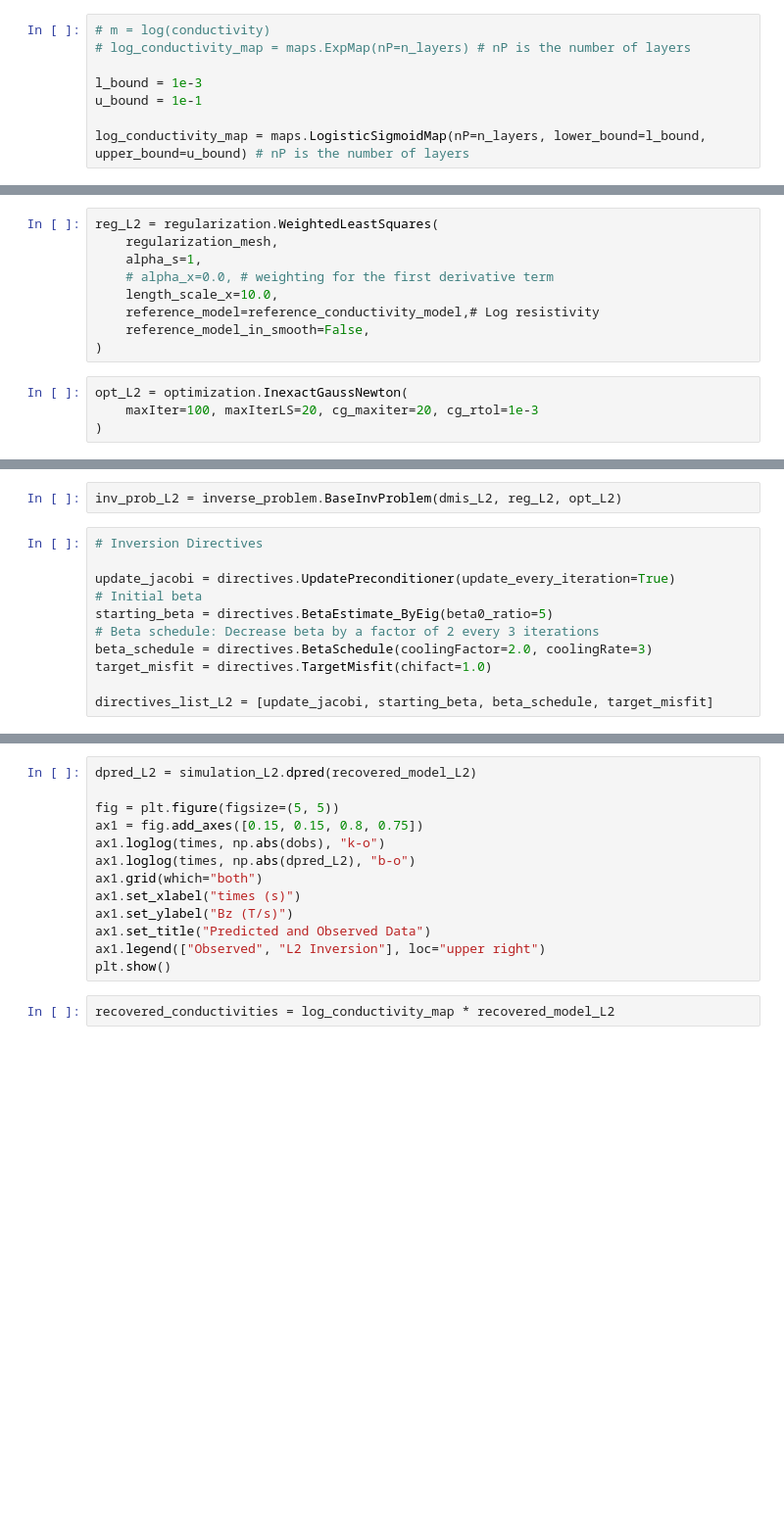
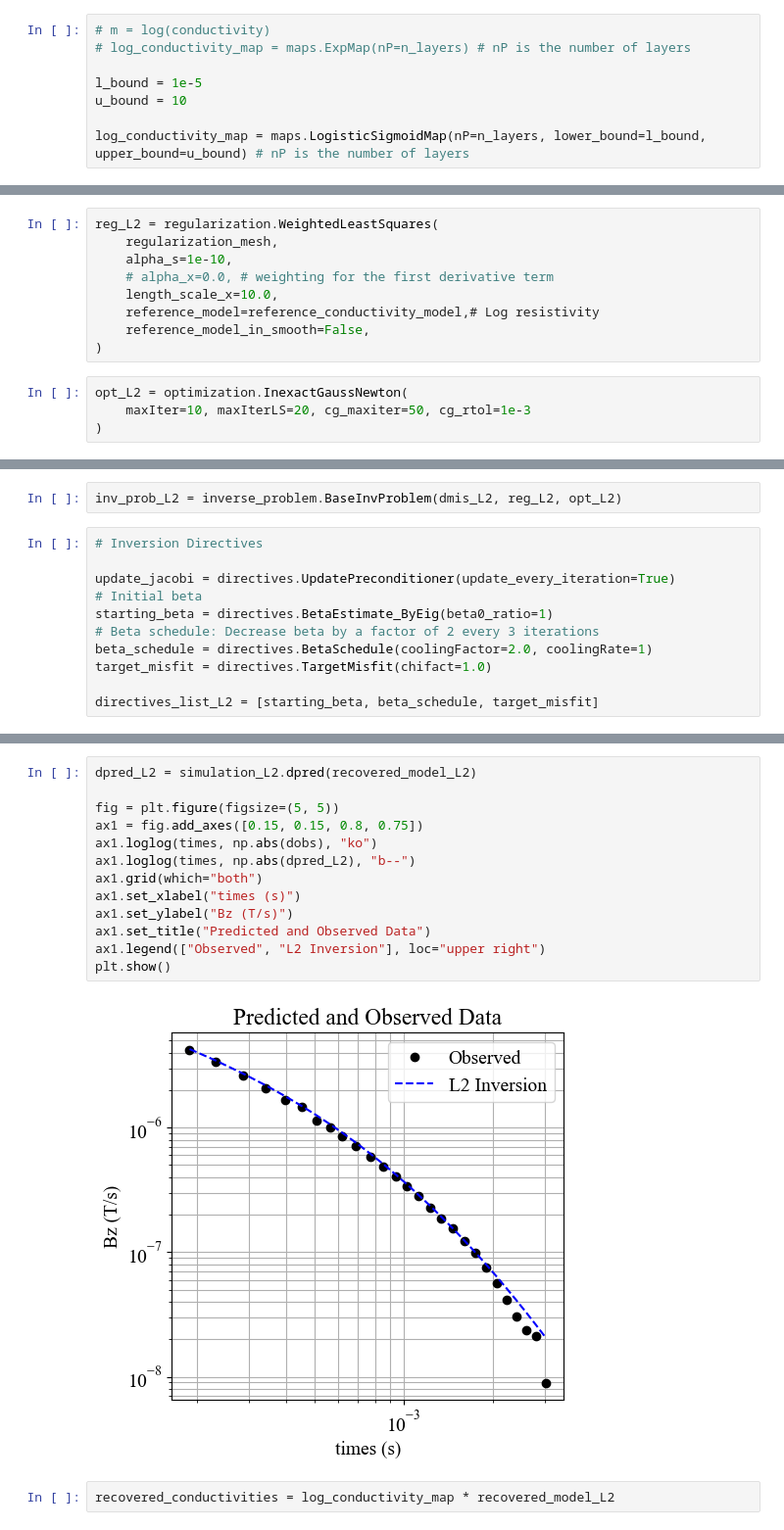
Before and after one commit to emgeolab/alberta_atem, a Jupyter notebook: 03.inversion.ipynb, the cells around one changed output, grey strips where cells are left out. Shown at 98% size. Drawn from its saved outputs; the diff is of its cells as text; blank space fills up the shorter version.

```diff
--- a/03.inversion.ipynb
+++ b/03.inversion.ipynb
@@ -129,8 +157,8 @@ n_layers = len(layer_thicknesses) + 1  # Number of layers
 # m = log(conductivity)
 # log_conductivity_map = maps.ExpMap(nP=n_layers) # nP is the number of layers
 
-l_bound = 1e-3
-u_bound = 1e-1
+l_bound = 1e-5
+u_bound = 10
 
 log_conductivity_map = maps.LogisticSigmoidMap(nP=n_layers, lower_bound=l_bound, upper_bound=u_bound) # nP is the number of layers
 # %%
@@ -170,7 +213,7 @@ print(regularization_mesh)
 # %%
 reg_L2 = regularization.WeightedLeastSquares(
     regularization_mesh,
-    alpha_s=1,
+    alpha_s=1e-10,
     # alpha_x=0.0, # weighting for the first derivative term
     length_scale_x=10.0,
     reference_model=reference_conductivity_model,# Log resistivity
@@ -178,7 +221,7 @@ reg_L2 = regularization.WeightedLeastSquares(
 )
 # %%
 opt_L2 = optimization.InexactGaussNewton(
-    maxIter=100, maxIterLS=20, cg_maxiter=20, cg_rtol=1e-3
+    maxIter=10, maxIterLS=20, cg_maxiter=50, cg_rtol=1e-3
 )
 # %% [markdown]
 $$
@@ -193,12 +236,12 @@ inv_prob_L2 = inverse_problem.BaseInvProblem(dmis_L2, reg_L2, opt_L2)
 
 update_jacobi = directives.UpdatePreconditioner(update_every_iteration=True)
 # Initial beta
-starting_beta = directives.BetaEstimate_ByEig(beta0_ratio=5)
+starting_beta = directives.BetaEstimate_ByEig(beta0_ratio=1)
 # Beta schedule: Decrease beta by a factor of 2 every 3 iterations
-beta_schedule = directives.BetaSchedule(coolingFactor=2.0, coolingRate=3)
+beta_schedule = directives.BetaSchedule(coolingFactor=2.0, coolingRate=1)
 target_misfit = directives.TargetMisfit(chifact=1.0)
 
-directives_list_L2 = [update_jacobi, starting_beta, beta_schedule, target_misfit]
+directives_list_L2 = [starting_beta, beta_schedule, target_misfit]
 # %%
 # Here we combine the inverse problem and the set of directives
 inv_L2 = inversion.BaseInversion(inv_prob_L2, directives_list_L2)
@@ -217,16 +283,18 @@ recovered_model_L2 = inv_L2.run(starting_conductivity_model)
 # %%
 dpred_L2 = simulation_L2.dpred(recovered_model_L2)
 
 fig = plt.figure(figsize=(5, 5))
 ax1 = fig.add_axes([0.15, 0.15, 0.8, 0.75])
-ax1.loglog(times, np.abs(dobs), "k-o")
-ax1.loglog(times, np.abs(dpred_L2), "b-o")
+ax1.loglog(times, np.abs(dobs), "ko")
+ax1.loglog(times, np.abs(dpred_L2), "b--")
 ax1.grid(which="both")
 ax1.set_xlabel("times (s)")
 ax1.set_ylabel("Bz (T/s)")
 ax1.set_title("Predicted and Observed Data")
 ax1.legend(["Observed", "L2 Inversion"], loc="upper right")
 plt.show()
+# %% [output]
+[figure, added]
 # %%
 recovered_conductivities = log_conductivity_map * recovered_model_L2
 # %%
```
Also changed, not shown: parts of 19 cells of this notebook.
